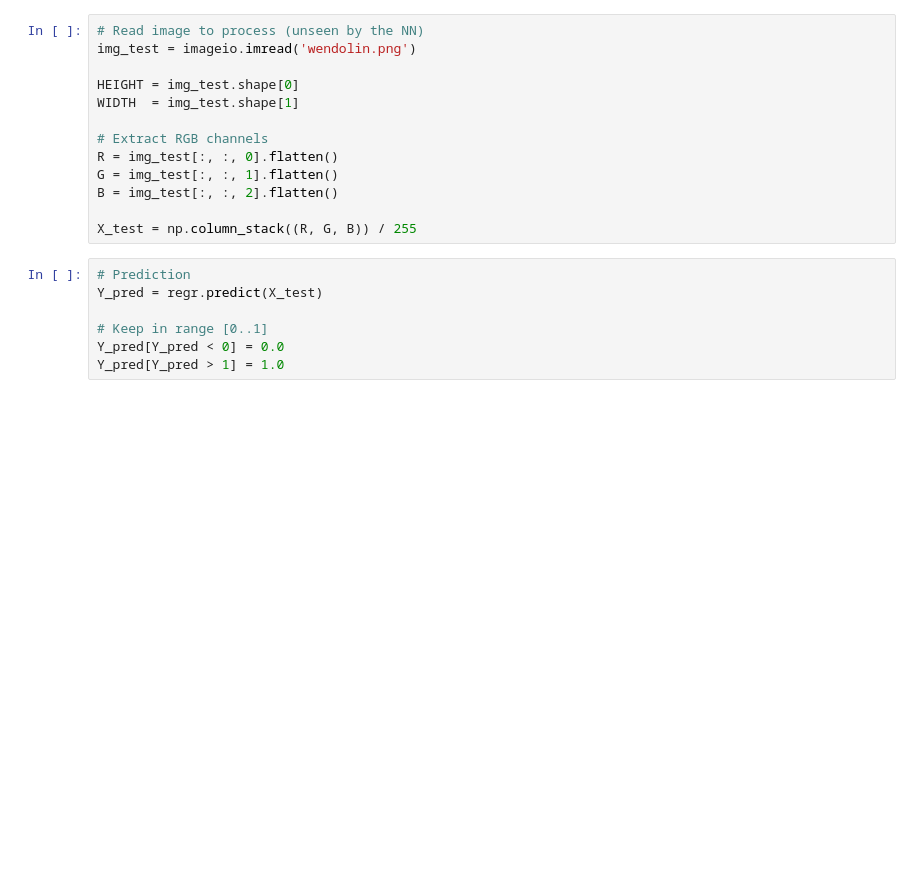
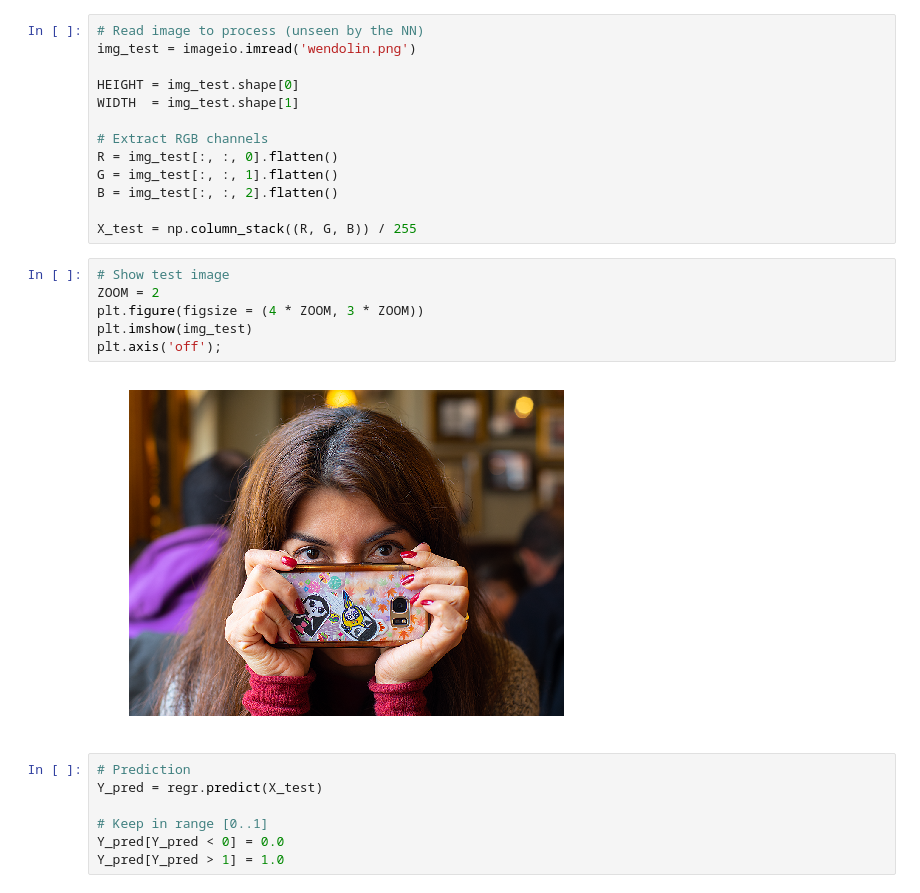
Before and after one commit to gluijk/image-processing-mlp, a Jupyter notebook: image-processing-mlp.ipynb, the cells around one changed output. Drawn from its saved outputs; the diff is of its cells as text; blank space fills up the shorter version.

```diff
--- a/image-processing-mlp.ipynb
+++ b/image-processing-mlp.ipynb
@@ -251,6 +267,14 @@ G = img_test[:, :, 1].flatten()
 B = img_test[:, :, 2].flatten()
 
 X_test = np.column_stack((R, G, B)) / 255
+# %%
+# Show test image
+ZOOM = 2
+plt.figure(figsize = (4 * ZOOM, 3 * ZOOM))
+plt.imshow(img_test)
+plt.axis('off');
+# %% [output]
+[figure, added]
 # %%
 # Prediction
 Y_pred = regr.predict(X_test)
```
Also changed, not shown: parts of 5 cells of this notebook.
